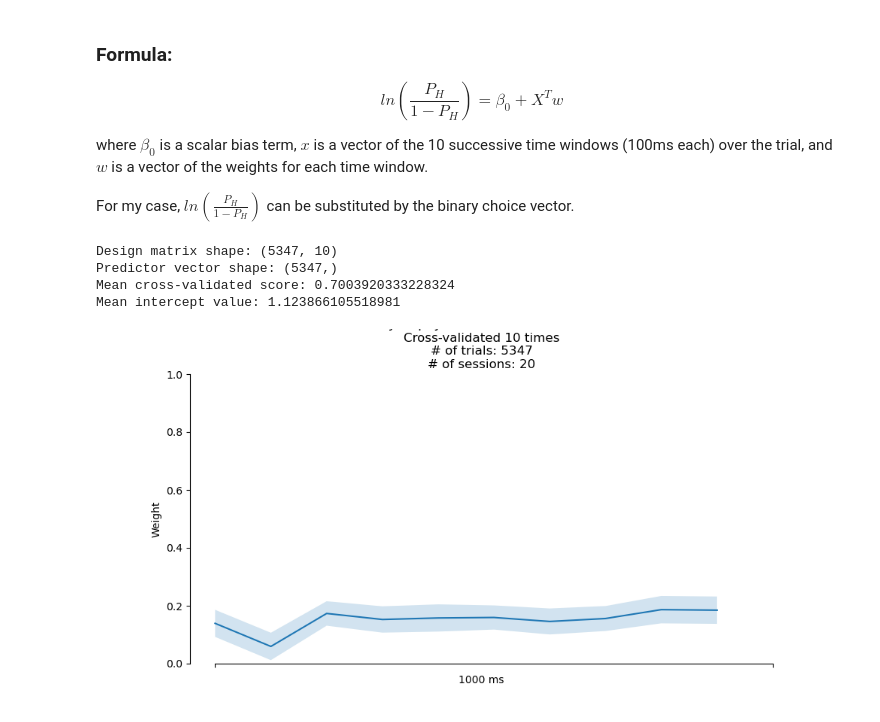
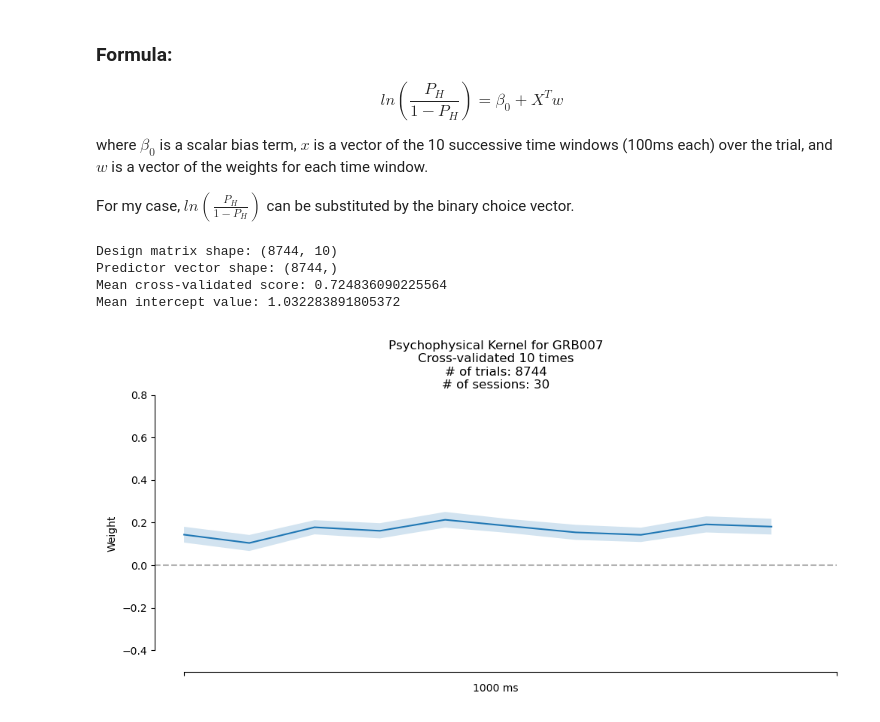
Before and after one commit to rojasgabriel/behavior_analyses, a Jupyter notebook: psychophysical_kernels.ipynb, the cells around one changed output. Saved outputs shown, nothing was run; the diff lists cells and outputs as text; code cells hidden in the pictures.

Commit message:
Generating new figures for different animals.

```diff
--- a/psychophysical_kernels.ipynb
+++ b/psychophysical_kernels.ipynb
@@ -22,7 +22,7 @@ warnings.filterwarnings('ignore')
 %matplotlib widget
 plt.rcParams['savefig.format'] = 'pdf'
 # %%
-animal_ids = ['GRB006', 'GRB007']
+animal_ids = ['GRB005', 'GRB006', 'GRB007', 'GRB018']
 paths_all_animals = {animal_id: get_file_names(animal_id, 'chipmunk', '*.mat') for animal_id in animal_ids}
 # %%
 def plot_psychophysical_kernel(paths, animal, cv=10, timebins=10, n_last_sessions=50):
@@ -74,37 +74,39 @@ def plot_psychophysical_kernel(paths, animal, cv=10, timebins=10, n_last_session
         bias_list.append(bias)
 
     res = {'X':X, 'Y':Y, 'weights':weight_list, 'scores':score_list, 'bias':bias_list, 'error':err_list}
 
     print(f"Design matrix shape: {res['X'].shape}")
     print(f"Predictor vector shape: {res['Y'].shape}")
     print('Mean cross-validated score:', np.mean(res['scores']))
     print('Mean intercept value:', np.mean(res['bias']))
 
     weights_avg = np.mean(weight_list, axis=0)
     weights_err = np.mean(err_list, axis=0)
 
     plt.figure(figsize=(10, 5))
     plt.plot(weights_avg)
     plt.fill_between(range(len(weights_avg)), weights_avg - weights_err, weights_avg + weights_err, alpha=0.2)
     plt.ylabel('Weight')
     plt.xlabel('1000 ms')
-    plt.ylim([0, 1])
+    plt.ylim([-0.5, 0.8])
+    plt.axhline(0, color='k', alpha=0.3, linestyle='--')
 
     tick_500ms = int(timebins * 500 / 1000)  # Position of the 500ms tick
     tick_1000ms = int(timebins * 1000 / 1000)  # Position of the 1000ms tick
 
     plt.xticks([0, tick_1000ms],['', ''])
     plt.title(f'Psychophysical Kernel for {animal}\nCross-validated {cv} times\n# of trials: {len(res["X"])}\n# of sessions: {n_last_sessions}')
 
     separate_axes(plt.gca())
+    plt.tight_layout()
 
     return res
 
 # Usage:
-res = plot_psychophysical_kernel(paths_all_animals, 'GRB007', cv=10, timebins=10, n_last_sessions=20)
+res = plot_psychophysical_kernel(paths_all_animals, 'GRB007', cv=10, timebins=10, n_last_sessions=30)
 # %% [output]
-Design matrix shape: (5347, 10)
-Predictor vector shape: (5347,)
-Mean cross-validated score: 0.7003920333228324
-Mean intercept value: 1.123866105518981
+Design matrix shape: (8744, 10)
+Predictor vector shape: (8744,)
+Mean cross-validated score: 0.724836090225564
+Mean intercept value: 1.032283891805372
-[figure, old version]
+[figure, new version]
```
Also changed, not shown: parts of 6 cells of this notebook, 5 other files.
